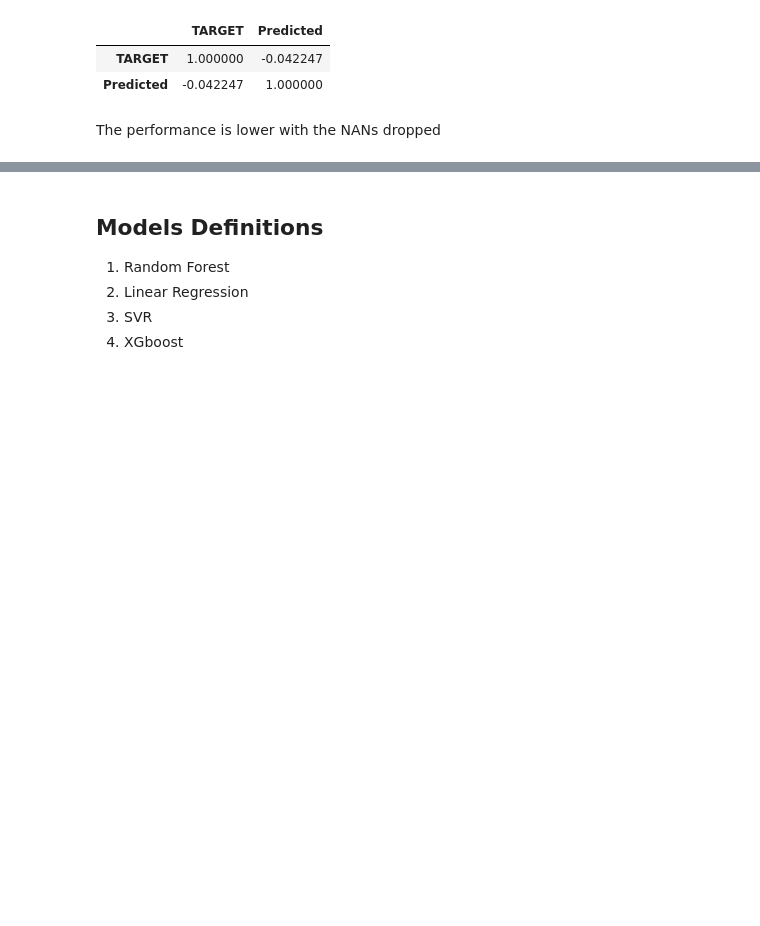
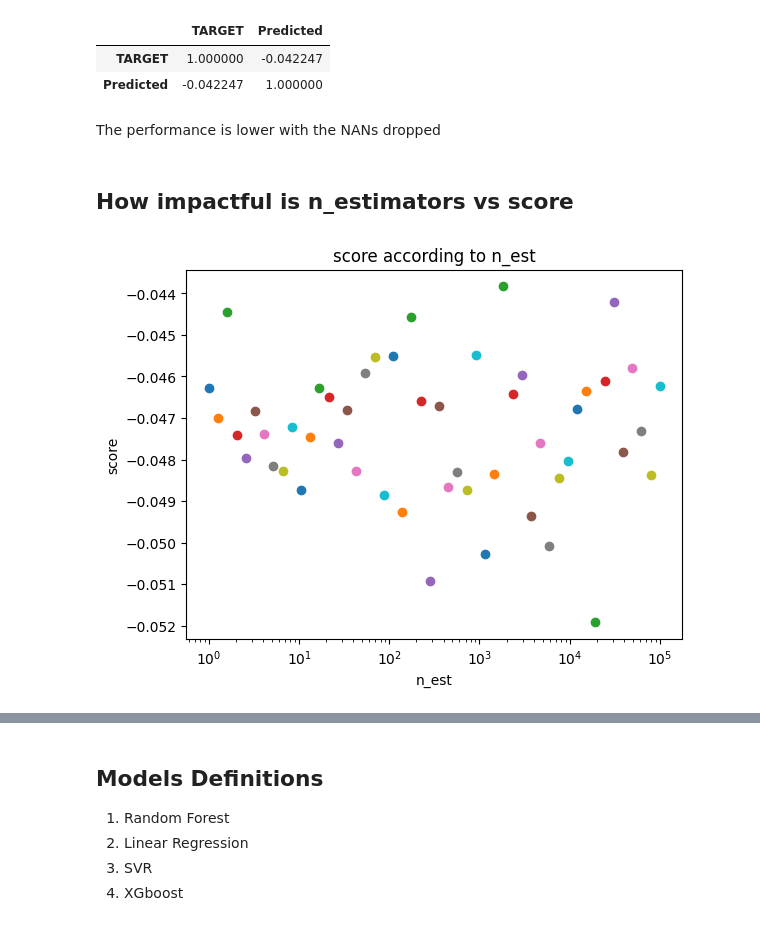
Before and after one commit to pnikitits/EnsembleLearningProject, a Jupyter notebook: Code/Main.ipynb, the cells around one changed output, grey strips where cells are left out. Cells and saved outputs as stored; diff of their text form; code cells hidden in the pictures; blank space fills up the shorter version.

```diff
--- a/Code/Main.ipynb
+++ b/Code/Main.ipynb
@@ -168,3 +168,23 @@ Best Score: -1.1480085320095987
 | Predicted | -0.042247 | 1.000000 |
 # %% [markdown]
 The performance is lower with the NANs dropped
+# %% [markdown]
+## How impactful is n_estimators vs score
+# %%
+import matplotlib.pyplot as plt
+
+n_ests = np.logspace(0, 5, 50)
+forest =    make_pipeline(KNNImputer(), RandomForestRegressor(n_estimators=500, max_depth=3, min_samples_split=10))
+
+for n_est in n_ests:
+    forest.n_estimators = n_est
+    forest.fit(X_train, y_train.values.ravel())
+    forest_score = forest.score(X_test, y_test)
+    plt.scatter(n_est, forest_score)
+plt.xscale("log")
+plt.xlabel("n_est")
+plt.ylabel("score")
+plt.title("score according to n_est")
+plt.show()
+# %% [output]
+[figure, added]
```
Also changed, not shown: parts of 9 cells of this notebook.
